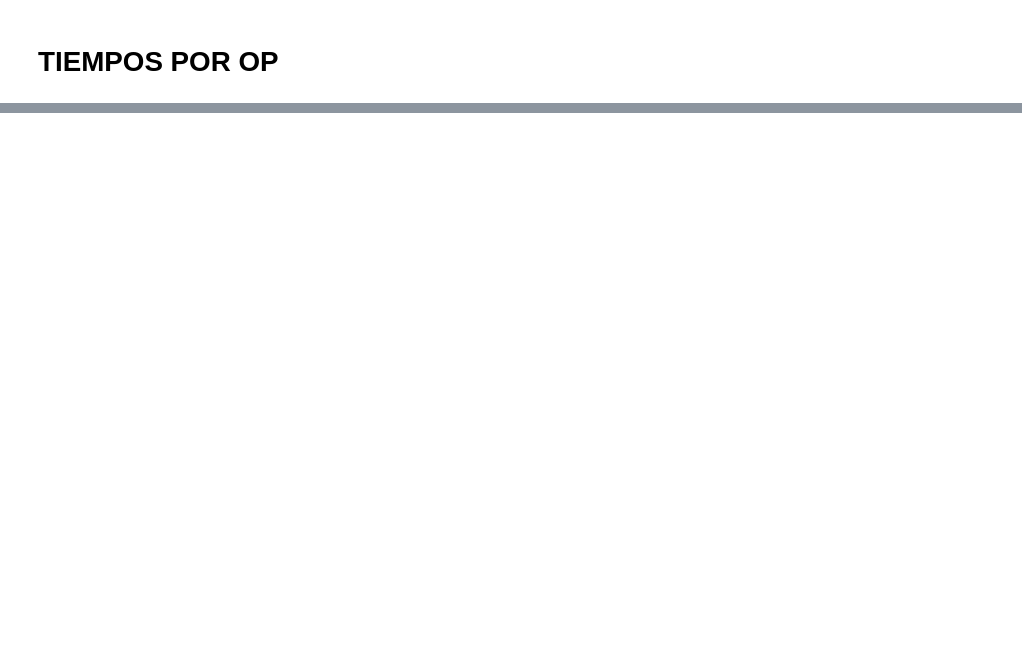
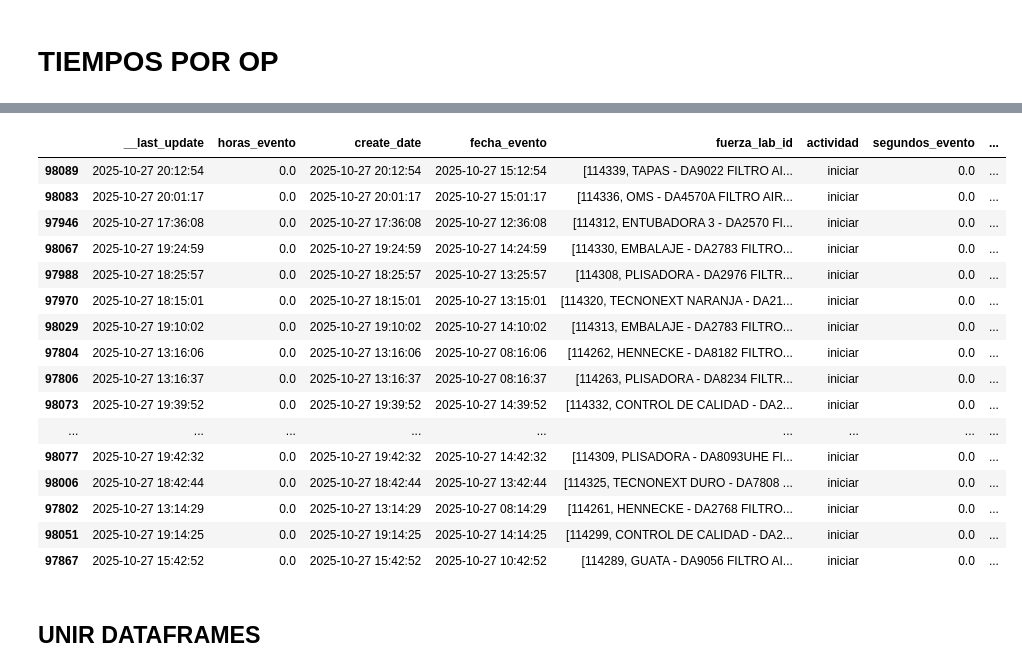
Before and after one commit to FiltrosDonsson/Proyectos-Data-analyst, a Jupyter notebook: PRORUDCCION/tiempo_operarios.ipynb, the cells around one changed output, grey strips where cells are left out. Drawn from its saved outputs; the diff is of its cells as text; code cells hidden in the pictures; blank space fills up the shorter version.

```diff
--- a/PRORUDCCION/tiempo_operarios.ipynb
+++ b/PRORUDCCION/tiempo_operarios.ipynb
@@ -208,0 +263,59 @@ df_op.sample(10)
+# %%
+# --- Limpieza df_op ---
+df_op.columns = df_op.columns.str.lower()
+df_op = df_op.rename(columns={"evento": "actividad", "display_name": "operario"})
+
+# Asegurar tipos
+for col in ["fecha_evento", "create_date", "write_date", "__last_update"]:
+    df_op[col] = pd.to_datetime(df_op[col], errors="coerce")
+# %%
+from datetime import timedelta
+
+# Asegurar tipos de fecha correctos
+df_op["fecha_evento"] = pd.to_datetime(df_op["fecha_evento"], errors="coerce")
+
+# --- 1️⃣ Crear columna 'final' ---
+df_op["final"] = df_op.apply(
+    lambda row: row["fecha_evento"] + timedelta(seconds=row["segundos_evento"])
+    if pd.notna(row["segundos_evento"]) else row["fecha_evento"],
+    axis=1
+)
+
+# --- 2️⃣ Ordenar por operario y fecha_evento ---
+df_op = df_op.sort_values(["operario", "fecha_evento"])
+
+# --- 3️⃣ Marcar el último evento por operario ---
+df_op["ultimo_evento"] = df_op.groupby("operario")["fecha_evento"].transform("max")
+
+# --- 4️⃣ Crear columna en_curso ---
+# En curso = el evento más reciente del operario y su actividad es "iniciar"
+df_op["en_curso"] = (df_op["fecha_evento"] == df_op["ultimo_evento"]) & (df_op["actividad"] == "iniciar")
+
+# --- 5️⃣ Filtrar: eliminar 'iniciar' antiguos (solo mantener el último 'iniciar' si está en curso) ---
+df_op_filtrado = df_op[
+    (df_op["actividad"] != "iniciar") |  # mantener todo lo que no sea iniciar
+    (df_op["en_curso"])                  # o mantener el último iniciar de cada operario
+].copy()
+
+# --- 6️⃣ Limpieza final ---
+df_op_filtrado = df_op_filtrado.drop(columns=["ultimo_evento"])
+# %%
+df_op_filtrado[df_op_filtrado["en_curso"]==True]
+# %% [output]
+|  | __last_update | horas_evento | create_date | fecha_evento | fuerza_lab_id | actividad | segundos_evento | ... |
+| 98089 | 2025-10-27 20:12:54 | 0.0 | 2025-10-27 20:12:54 | 2025-10-27 15:12:54 | [114339, TAPAS - DA9022 FILTRO AI... | iniciar | 0.0 | ... |
+| 98083 | 2025-10-27 20:01:17 | 0.0 | 2025-10-27 20:01:17 | 2025-10-27 15:01:17 | [114336, OMS - DA4570A FILTRO AIR... | iniciar | 0.0 | ... |
+| 97946 | 2025-10-27 17:36:08 | 0.0 | 2025-10-27 17:36:08 | 2025-10-27 12:36:08 | [114312, ENTUBADORA 3 - DA2570 FI... | iniciar | 0.0 | ... |
+| 98067 | 2025-10-27 19:24:59 | 0.0 | 2025-10-27 19:24:59 | 2025-10-27 14:24:59 | [114330, EMBALAJE - DA2783 FILTRO... | iniciar | 0.0 | ... |
+| 97988 | 2025-10-27 18:25:57 | 0.0 | 2025-10-27 18:25:57 | 2025-10-27 13:25:57 | [114308, PLISADORA - DA2976 FILTR... | iniciar | 0.0 | ... |
+| 97970 | 2025-10-27 18:15:01 | 0.0 | 2025-10-27 18:15:01 | 2025-10-27 13:15:01 | [114320, TECNONEXT NARANJA - DA21... | iniciar | 0.0 | ... |
+| 98029 | 2025-10-27 19:10:02 | 0.0 | 2025-10-27 19:10:02 | 2025-10-27 14:10:02 | [114313, EMBALAJE - DA2783 FILTRO... | iniciar | 0.0 | ... |
+| 97804 | 2025-10-27 13:16:06 | 0.0 | 2025-10-27 13:16:06 | 2025-10-27 08:16:06 | [114262, HENNECKE - DA8182 FILTRO... | iniciar | 0.0 | ... |
+| 97806 | 2025-10-27 13:16:37 | 0.0 | 2025-10-27 13:16:37 | 2025-10-27 08:16:37 | [114263, PLISADORA - DA8234 FILTR... | iniciar | 0.0 | ... |
+| 98073 | 2025-10-27 19:39:52 | 0.0 | 2025-10-27 19:39:52 | 2025-10-27 14:39:52 | [114332, CONTROL DE CALIDAD - DA2... | iniciar | 0.0 | ... |
+| ... | ... | ... | ... | ... | ... | ... | ... | ... |
+| 98077 | 2025-10-27 19:42:32 | 0.0 | 2025-10-27 19:42:32 | 2025-10-27 14:42:32 | [114309, PLISADORA - DA8093UHE FI... | iniciar | 0.0 | ... |
+| 98006 | 2025-10-27 18:42:44 | 0.0 | 2025-10-27 18:42:44 | 2025-10-27 13:42:44 | [114325, TECNONEXT DURO - DA7808 ... | iniciar | 0.0 | ... |
+| 97802 | 2025-10-27 13:14:29 | 0.0 | 2025-10-27 13:14:29 | 2025-10-27 08:14:29 | [114261, HENNECKE - DA2768 FILTRO... | iniciar | 0.0 | ... |
+| 98051 | 2025-10-27 19:14:25 | 0.0 | 2025-10-27 19:14:25 | 2025-10-27 14:14:25 | [114299, CONTROL DE CALIDAD - DA2... | iniciar | 0.0 | ... |
+| 97867 | 2025-10-27 15:42:52 | 0.0 | 2025-10-27 15:42:52 | 2025-10-27 10:42:52 | [114289, GUATA - DA9056 FILTRO AI... | iniciar | 0.0 | ... |
@@ -208,0 +324,2 @@ df_op.sample(10)
+# %% [markdown]
+## UNIR DATAFRAMES
```
Also changed, not shown: parts of 12 cells of this notebook, 5 other files.
